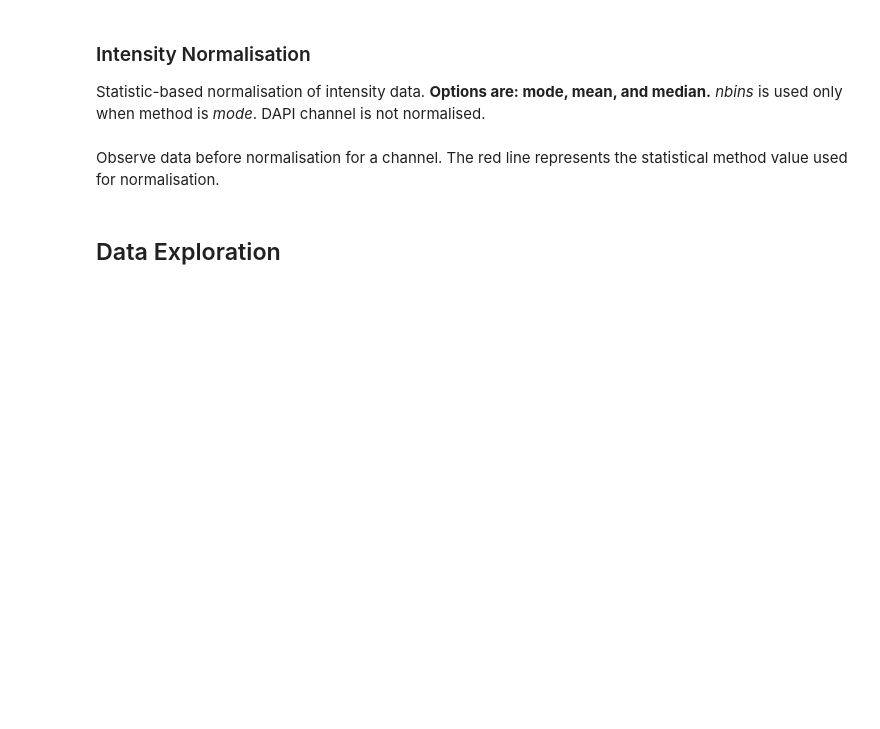
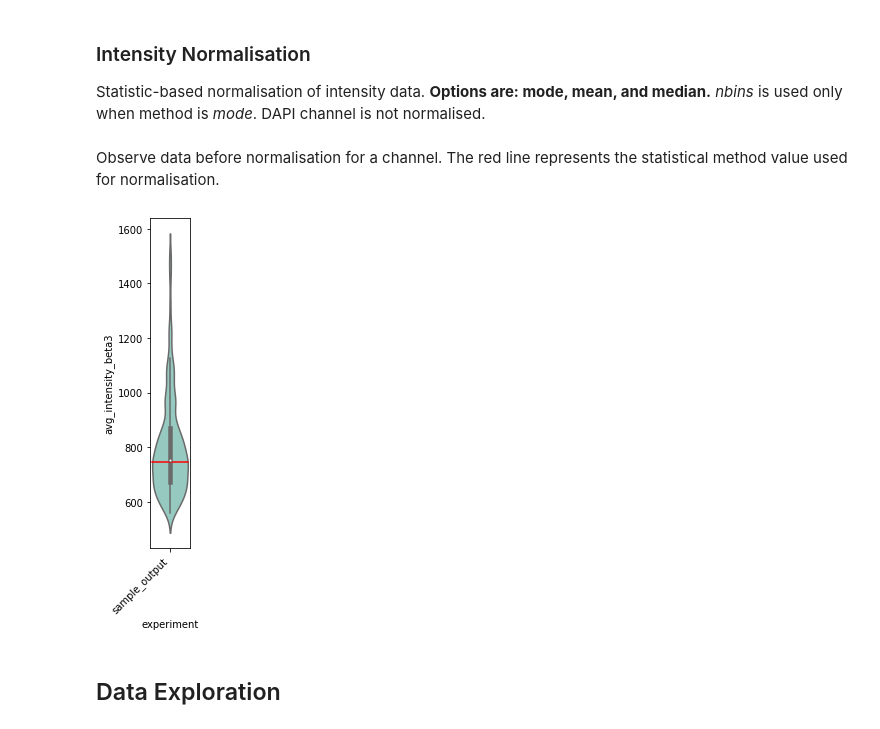
Before and after one commit to f-hamidlab/nuclearpy, a Jupyter notebook: docs/ng_analysis.ipynb, the cells around one changed output. Drawn from its saved outputs; the diff is of its cells as text; code cells hidden in the pictures; blank space fills up the shorter version.

```diff
--- a/docs/ng_analysis.ipynb
+++ b/docs/ng_analysis.ipynb
@@ -410,7 +27,7 @@ data = centerDAPI(data, splitBy = "experiment", nbins = 100, showPlot = True)
 ### Identify Single Cells
 Identify single cells based on DNA marker content.
 # %%
-scData = find_SingleCells(data, byExperiment = True, nbins = 100, spread = 0.4, channel = "dapi", hue = "experiment")
+scData = ngt.find_SingleCells(data, byExperiment = True, nbins = 100, spread = 0.4, channel = "dapi", hue = "experiment")
 # %% [markdown]
 Check selection of single cells:
 # %%
@@ -426,38 +45,40 @@ scData = scData[scData["isSingleCell"] == True].copy()
 ### Intensity Normalisation
 Statistic-based normalisation of intensity data. **Options are: mode, mean, and median.** *nbins* is used only when method is *mode*. DAPI channel is not normalised.
 # %%
-normData, normMetadata = intensityNormalisation(scData, method = "mode", nbins = 100, verbose = False,
+normData, normMetadata = ngt.intensityNormalisation(scData, method = "mode", nbins = 100, verbose = False,
                                                 hue = "experiment")
 # %% [markdown]
 Observe data before normalisation for a channel. The red line represents the statistical method value used for normalisation.
 # %%
-channel = "dcx" # Modify channel as needed
+channel = "beta3" # Modify channel as needed
 log_scale = False # Modify to True or False as needed
 
 fig, ax = plt.subplots(figsize = (len(normMetadata)*1.5, 6))
 
 x = "experiment"
 y = f"avg_intensity_{channel}"
 data_to_plot = scData[[x, y]].copy()
 
 if log_scale:
     data_to_plot[y] = [log10(l) for l in data_to_plot[y]]
 
 ax = sns.violinplot(x = x, y = y, data = data_to_plot, palette = "Set3", bw = .2, order = list(normMetadata.keys()),
                     ax = ax)
 
 plt.xticks(rotation = 45,ha = "right")
 
 for n, exp in enumerate(normMetadata):
     Y = log10(normMetadata[exp][y]) if log_scale else normMetadata[exp][y]
     X = n
     plt.plot([X-0.4,X+0.4], [Y,Y], color='r')
 
 if log_scale:
     plt.ylabel(f"{y} (log10)")
 plt.tight_layout()
 #fig.savefig(f"J:/emilio/figures/laminAC/{channel}_normalisation.pdf")
 plt.show()
+# %% [output]
+[figure, added]
 # %% [markdown]
 ## Data Exploration
 # %% [markdown]
```
Also changed, not shown: parts of 30 cells of this notebook, 1 other file.
